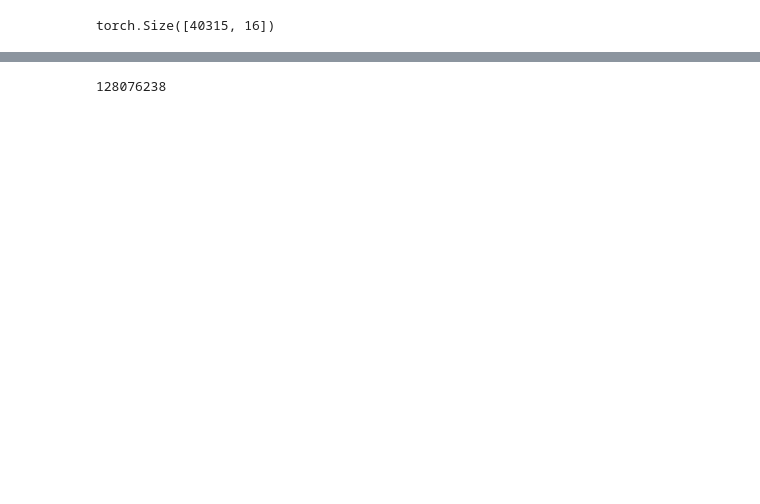
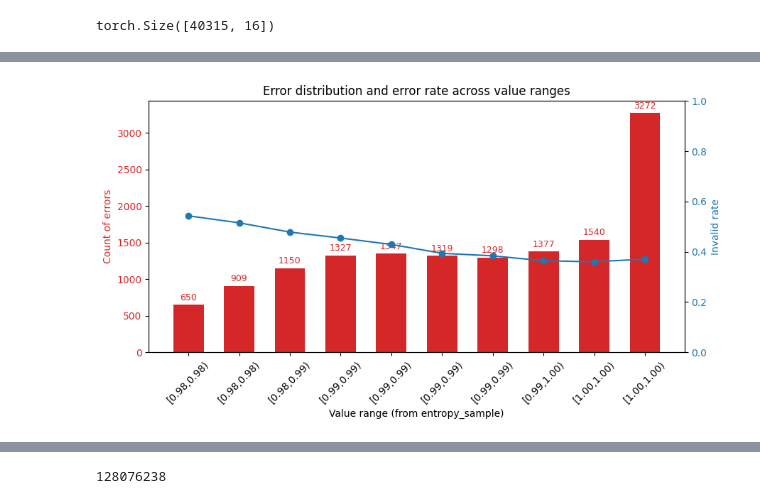
Before and after one commit to godlikehhd/Efficient-RL, a Jupyter notebook: analysis_data/analysis.ipynb, the cells around one changed output, grey strips where cells are left out. Saved outputs shown, nothing was run; the diff lists cells and outputs as text; code cells hidden in the pictures; blank space fills up the shorter version.

```diff
--- a/analysis_data/analysis.ipynb
+++ b/analysis_data/analysis.ipynb
@@ -512 +776,10 @@ torch.Size([40315])
+# %%
+i=0
+log_probs_sample = total_log_probs[:, i]
+s_log_probs = torch.exp(log_probs_sample)
+mu = torch.mean(s_log_probs)
+scores = 1 - (s_log_probs - mu) ** 2
+plot_entropy_distribution(scores, correct_ratio, 0.98)
+# %% [output]
+[figure, added]
 # %%
```
Also changed, not shown: parts of 57 cells of this notebook, 7 other files.
